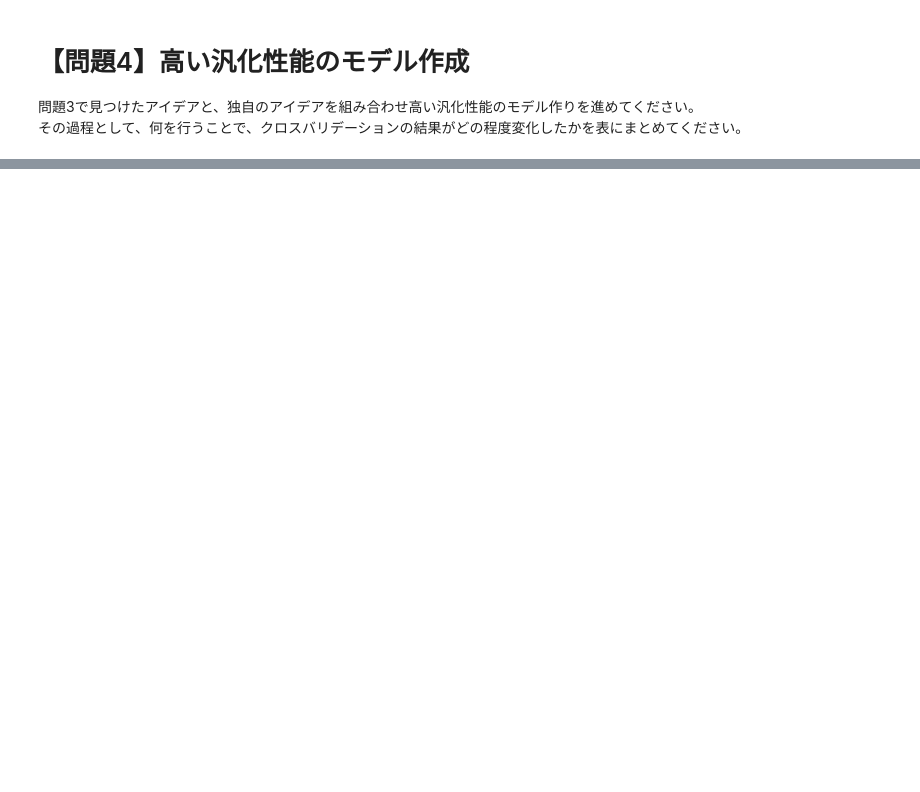
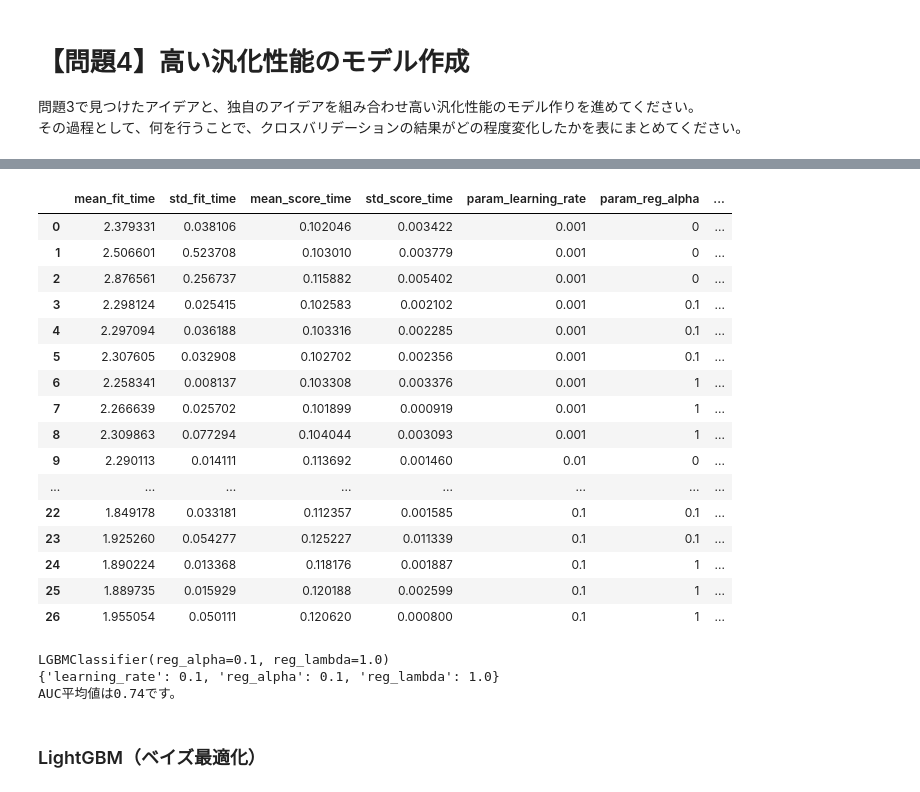
Before and after one commit to hideyuki-takahashi-s13/diveintocode-ml, a Jupyter notebook: Sprint_/Sprint 機械学習フロー.ipynb, the cells around one changed output, grey strips where cells are left out. Saved outputs shown, nothing was run; the diff lists cells and outputs as text; code cells hidden in the pictures; blank space fills up the shorter version.

```diff
--- a/Sprint_/Sprint 機械学習フロー.ipynb
+++ b/Sprint_/Sprint 機械学習フロー.ipynb
@@ -232,0 +294,27 @@ KeyboardInterrupt:
+# %%
+learn_to_verifi_GS(X, y , model = lgb.LGBMClassifier(),
+                                  parameters = {'learning_rate':[0.001, 0.01, 0.1], "reg_alpha":[0.0, 0.1, 1.0],
+                                                           "reg_lambda":[0.0, 0.1, 1.0]})
+# %% [output]
+|  | mean_fit_time | std_fit_time | mean_score_time | std_score_time | param_learning_rate | param_reg_alpha | ... |
+| 0 | 2.379331 | 0.038106 | 0.102046 | 0.003422 | 0.001 | 0 | ... |
+| 1 | 2.506601 | 0.523708 | 0.103010 | 0.003779 | 0.001 | 0 | ... |
+| 2 | 2.876561 | 0.256737 | 0.115882 | 0.005402 | 0.001 | 0 | ... |
+| 3 | 2.298124 | 0.025415 | 0.102583 | 0.002102 | 0.001 | 0.1 | ... |
+| 4 | 2.297094 | 0.036188 | 0.103316 | 0.002285 | 0.001 | 0.1 | ... |
+| 5 | 2.307605 | 0.032908 | 0.102702 | 0.002356 | 0.001 | 0.1 | ... |
+| 6 | 2.258341 | 0.008137 | 0.103308 | 0.003376 | 0.001 | 1 | ... |
+| 7 | 2.266639 | 0.025702 | 0.101899 | 0.000919 | 0.001 | 1 | ... |
+| 8 | 2.309863 | 0.077294 | 0.104044 | 0.003093 | 0.001 | 1 | ... |
+| 9 | 2.290113 | 0.014111 | 0.113692 | 0.001460 | 0.01 | 0 | ... |
+| ... | ... | ... | ... | ... | ... | ... | ... |
+| 22 | 1.849178 | 0.033181 | 0.112357 | 0.001585 | 0.1 | 0.1 | ... |
+| 23 | 1.925260 | 0.054277 | 0.125227 | 0.011339 | 0.1 | 0.1 | ... |
+| 24 | 1.890224 | 0.013368 | 0.118176 | 0.001887 | 0.1 | 1 | ... |
+| 25 | 1.889735 | 0.015929 | 0.120188 | 0.002599 | 0.1 | 1 | ... |
+| 26 | 1.955054 | 0.050111 | 0.120620 | 0.000800 | 0.1 | 1 | ... |
+LGBMClassifier(reg_alpha=0.1, reg_lambda=1.0)
+{'learning_rate': 0.1, 'reg_alpha': 0.1, 'reg_lambda': 1.0}
+AUC平均値は0.74です。
+# %% [markdown]
+### LightGBM（ベイズ最適化）
```
Also changed, not shown: parts of 22 cells of this notebook.
